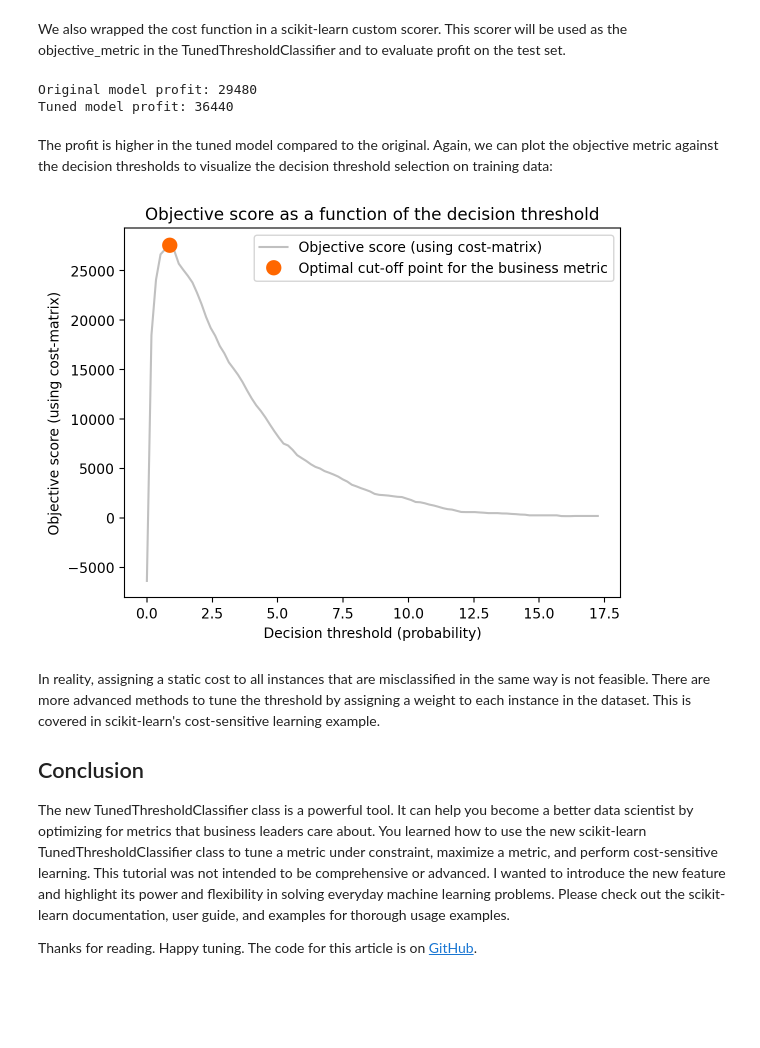
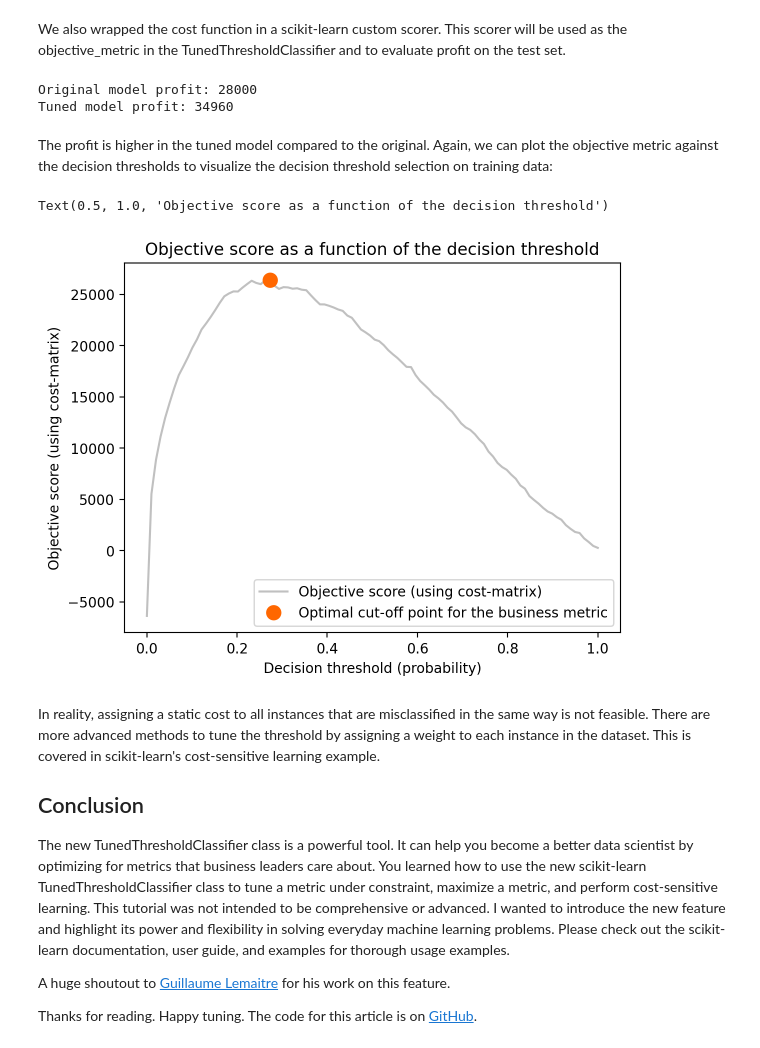
Before and after one commit to arvkevi/tunein-blog, a Jupyter notebook: tunein_code.ipynb, the cells around one changed output. Saved outputs shown, nothing was run; the diff lists cells and outputs as text; code cells hidden in the pictures; blank space fills up the shorter version.

```diff
--- a/tunein_code.ipynb
+++ b/tunein_code.ipynb
@@ -210,11 +219,13 @@ X_train, X_test, y_train, y_test = train_test_split(
 Set up a basic pipeline for processing the data and generating predicted probabilities with a random forest model. This will serve as a baseline to compare to the TunedThresholdClassifier.
 # %%
 preprocessor = ColumnTransformer(
-    transformers=[("one_hot", OneHotEncoder(), selector(dtype_include="object"))],
+    transformers=[("one_hot", OneHotEncoder(),
+                   selector(dtype_include="object"))],
     remainder="passthrough",
 )
 
-original_model = make_pipeline(preprocessor, RandomForestClassifier(random_state=42))
+original_model = make_pipeline(
+    preprocessor, RandomForestClassifier(random_state=42))
 original_model.fit(X_train.drop(columns=["customerID"]), y_train)
 # %% [output]
 Pipeline(steps=[('columntransformer',
@@ -239,40 +251,44 @@ tuned_model = TunedThresholdClassifier(
     original_model,
     objective_metric=cost_scorer,
     pos_label=1,
+    store_cv_results=True,
 )
 
 tuned_model.fit(X_train.drop(columns=["customerID"]), y_train)
 
 # Calculate the profit on the test set
-original_model_profit = cost_scorer(original_model, X_test.drop(columns=["customerID"]), y_test)
-tuned_model_profit = cost_scorer(tuned_model, X_test.drop(columns=["customerID"]), y_test)
+original_model_profit = cost_scorer(
+    original_model, X_test.drop(columns=["customerID"]), y_test)
+tuned_model_profit = cost_scorer(
+    tuned_model, X_test.drop(columns=["customerID"]), y_test)
 
 print(f"Original model profit: {original_model_profit}")
 print(f"Tuned model profit: {tuned_model_profit}")
 # %% [output]
-Original model profit: 29480
-Tuned model profit: 36440
+Original model profit: 28000
+Tuned model profit: 34960
 # %% [markdown]
 The profit is higher in the tuned model compared to the original. Again, we can plot the objective metric against the decision thresholds to visualize the decision threshold selection on training data:
 # %%
 fig, ax = plt.subplots()
 ax.plot(
-    tuned_model.decision_thresholds_, tuned_model.objective_scores_, color="#c0c0c0", label="Objective score (using cost-matrix)"
+    tuned_model.cv_results_["thresholds"], tuned_model.cv_results_["scores"], color="#c0c0c0", label="Objective score (using cost-matrix)"
 )
 ax.plot(
-    tuned_model.decision_threshold_,
-    tuned_model.objective_score_,
+    tuned_model.best_threshold_,
+    tuned_model.best_score_,
     "o",
     markersize=10,
     color="#ff6700",
     label="Optimal cut-off point for the business metric",
 )
 ax.legend()
 ax.set_xlabel("Decision threshold (probability)")
 ax.set_ylabel("Objective score (using cost-matrix)")
-ax.set_title("Objective score as a function of the decision threshold");
+ax.set_title("Objective score as a function of the decision threshold")
 # %% [output]
+Text(0.5, 1.0, 'Objective score as a function of the decision threshold')
-[figure, old version]
+[figure, new version]
 # %% [markdown]
 In reality, assigning a static cost to all instances that are misclassified in the same way is not feasible. There are more advanced methods to tune the threshold by assigning a weight to each instance in the dataset. This is covered in scikit-learn's cost-sensitive learning example.
 
@@ -280,4 +296,6 @@ In reality, assigning a static cost to all instances that are misclassified in t
 
 The new TunedThresholdClassifier class is a powerful tool. It can help you become a better data scientist by optimizing for metrics that business leaders care about. You learned how to use the new scikit-learn TunedThresholdClassifier class to tune a metric under constraint, maximize a metric, and perform cost-sensitive learning. This tutorial was not intended to be comprehensive or advanced. I wanted to introduce the new feature and highlight its power and flexibility in solving everyday machine learning problems. Please check out the scikit-learn documentation, user guide, and examples for thorough usage examples.
 
+A huge shoutout to [Guillaume Lemaitre](https://github.com/glemaitre) for his work on this feature.
+
 Thanks for reading. Happy tuning. The code for this article is on [GitHub](https://github.com/arvkevi/tunein-blog).
```
Also changed, not shown: parts of 6 cells of this notebook.
